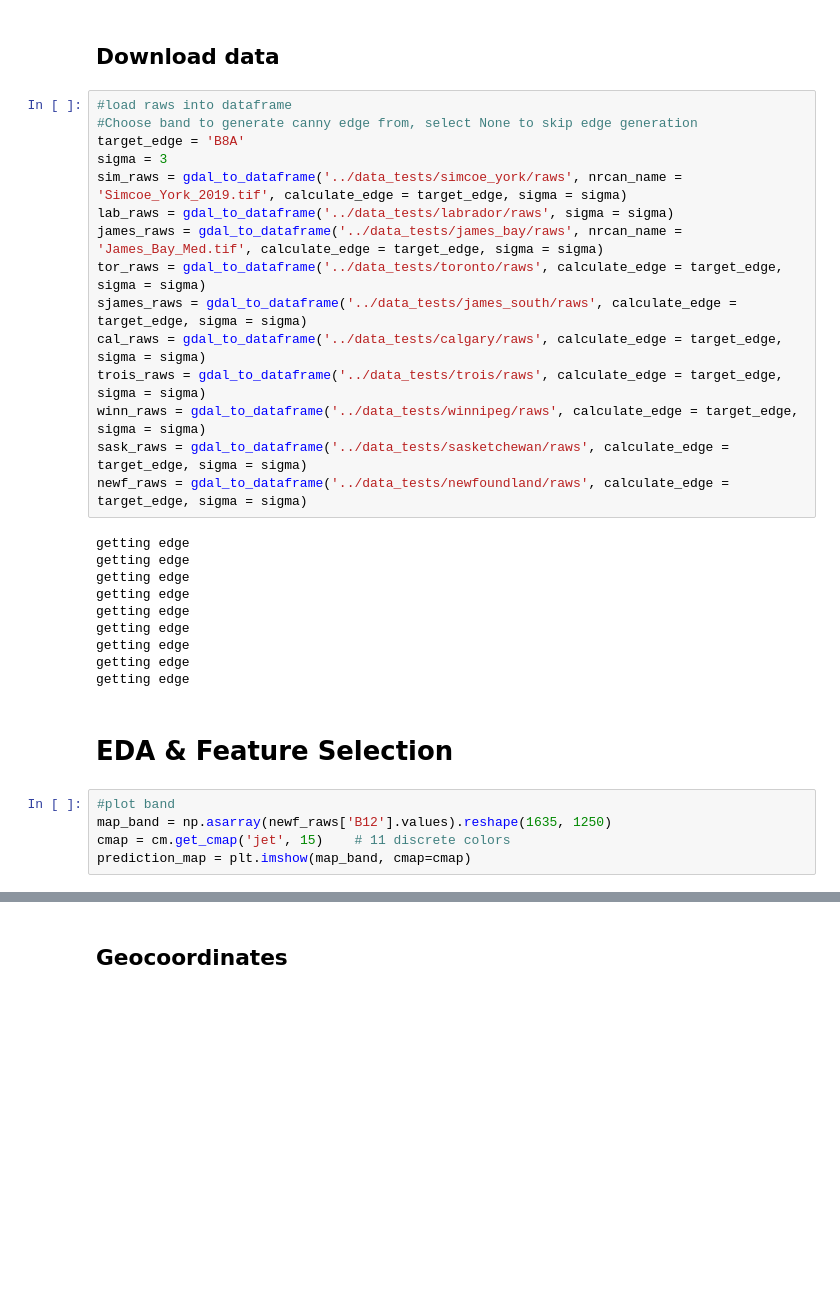
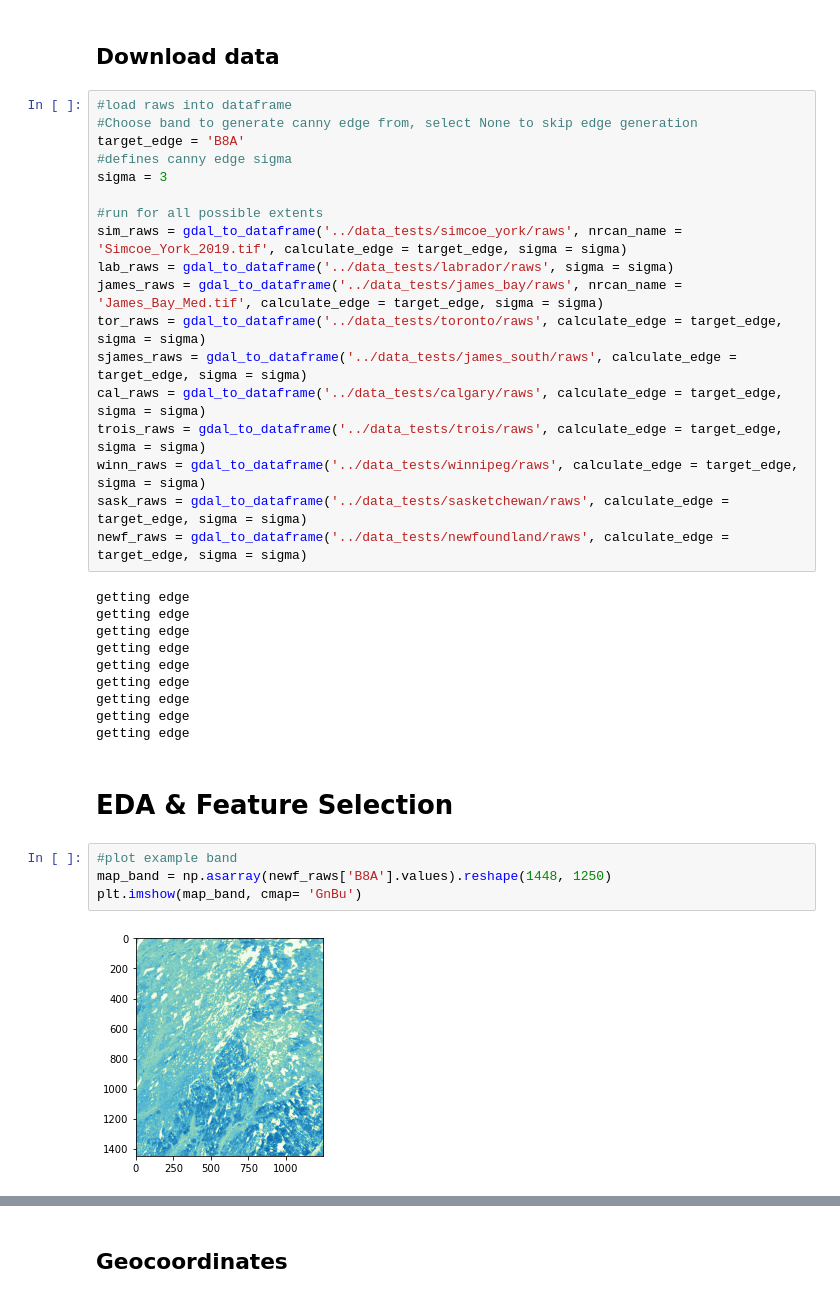
Before and after one commit to fynnweaver/Land_Cover_Classification, a Jupyter notebook: ModelWorkflow.ipynb, the cells around one changed output, grey strips where cells are left out. Saved outputs shown, nothing was run; the diff lists cells and outputs as text; blank space fills up the shorter version.

```diff
--- a/ModelWorkflow.ipynb
+++ b/ModelWorkflow.ipynb
@@ -49,7 +49,10 @@ from custom_functions import *
 #load raws into dataframe
 #Choose band to generate canny edge from, select None to skip edge generation
 target_edge = 'B8A'
+#defines canny edge sigma
 sigma = 3
+
+#run for all possible extents
 sim_raws = gdal_to_dataframe('../data_tests/simcoe_york/raws', nrcan_name = 'Simcoe_York_2019.tif', calculate_edge = target_edge, sigma = sigma)
 lab_raws = gdal_to_dataframe('../data_tests/labrador/raws', sigma = sigma)
 james_raws = gdal_to_dataframe('../data_tests/james_bay/raws', nrcan_name = 'James_Bay_Med.tif', calculate_edge = target_edge, sigma = sigma)
@@ -73,10 +76,11 @@ getting edge
 # %% [markdown]
 # EDA & Feature Selection
 # %%
-#plot band
-map_band = np.asarray(newf_raws['B12'].values).reshape(1635, 1250)
-cmap = cm.get_cmap('jet', 15)    # 11 discrete colors
-prediction_map = plt.imshow(map_band, cmap=cmap)
+#plot example band
+map_band = np.asarray(newf_raws['B8A'].values).reshape(1448, 1250)
+plt.imshow(map_band, cmap= 'GnBu')
+# %% [output]
+[figure, added]
 # %%
 #comparing example band distribution within each class across two extents
 plt.scatter(lab_raws['B01'], lab_raws.y)
```
Also changed, not shown: parts of 72 cells of this notebook, 3 other files.
